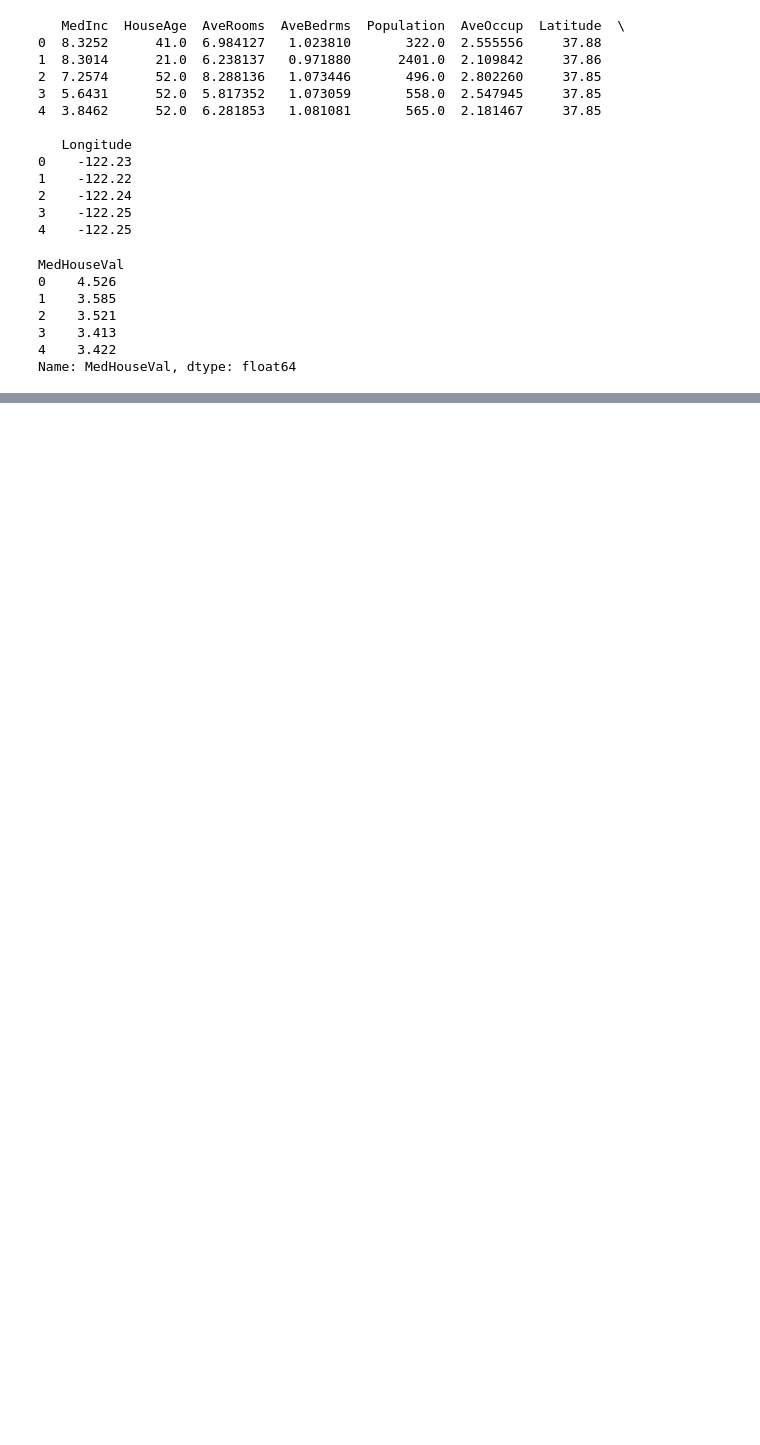
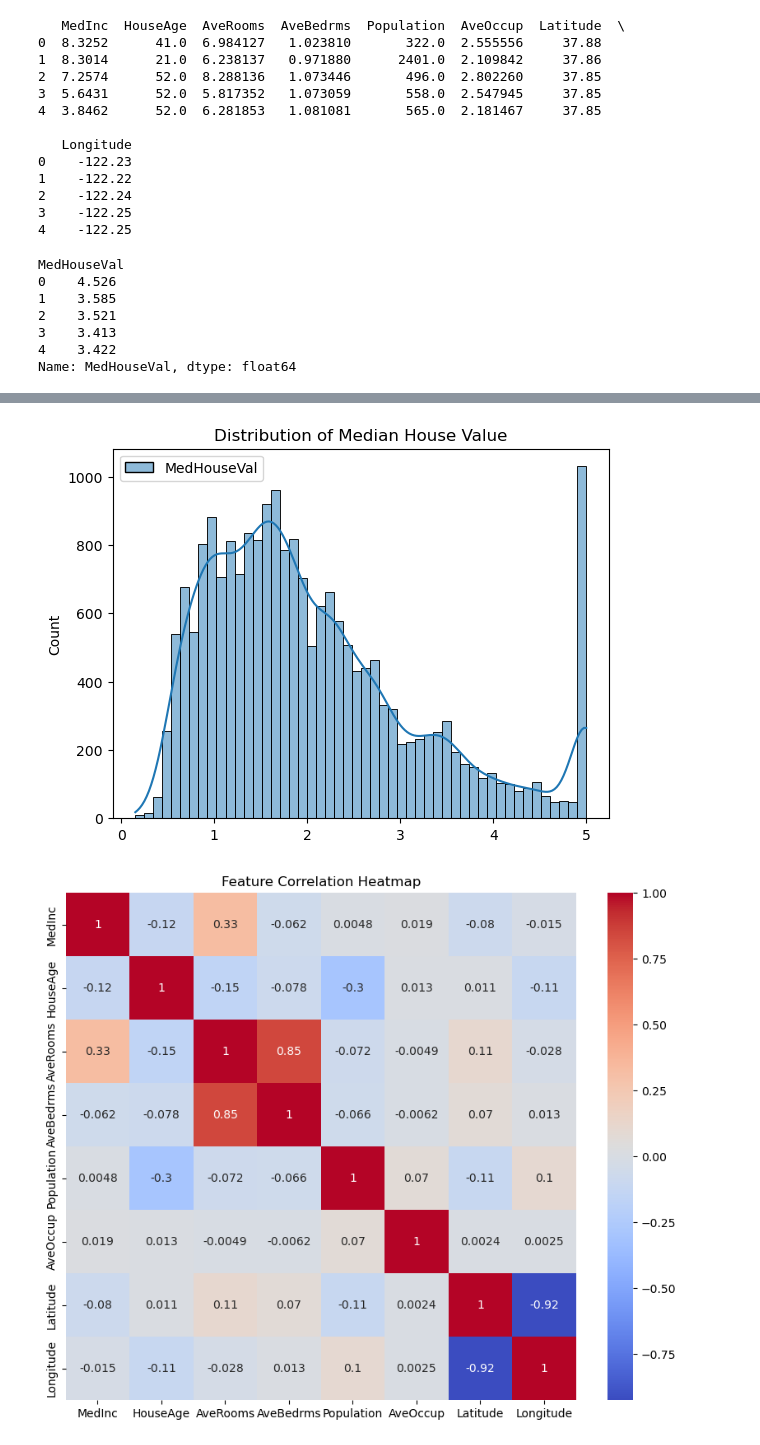
Before and after one commit to newbooks/ML-Resources, a Jupyter notebook: regression/regression.ipynb, the cells around one changed output, grey strips where cells are left out. Drawn from its saved outputs; the diff is of its cells as text; code cells hidden in the pictures; blank space fills up the shorter version.

```diff
--- a/regression/regression.ipynb
+++ b/regression/regression.ipynb
@@ -81,0 +89,8 @@ Name: MedHouseVal, dtype: float64
+# %%
+# Save to files
+xs.to_csv("california_housing.csv", index=False)
+y.to_csv("california_housing_target.csv", index=False)
+
+# Load the dataset from CSV files
+xs = pd.read_csv("california_housing.csv")
+y = pd.read_csv("california_housing_target.csv")
@@ -81,0 +137,17 @@ Name: MedHouseVal, dtype: float64
+# %%
+import matplotlib.pyplot as plt
+import seaborn as sns
+
+# Histogram of the target
+sns.histplot(y, bins=50, kde=True)
+plt.title('Distribution of Median House Value')
+plt.show()
+
+# Correlation heatmap
+plt.figure(figsize=(10, 8))
+sns.heatmap(xs.corr(), annot=True, cmap='coolwarm')
+plt.title('Feature Correlation Heatmap')
+plt.show()
+# %% [output]
+[figure, added]
+[figure, added]
```
Also changed, not shown: parts of 7 cells of this notebook, 3 other files.
